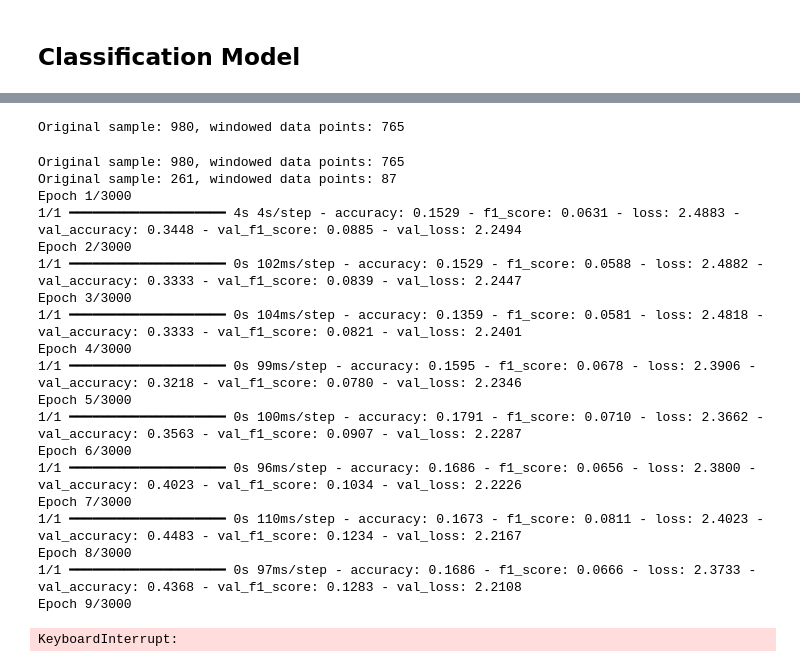
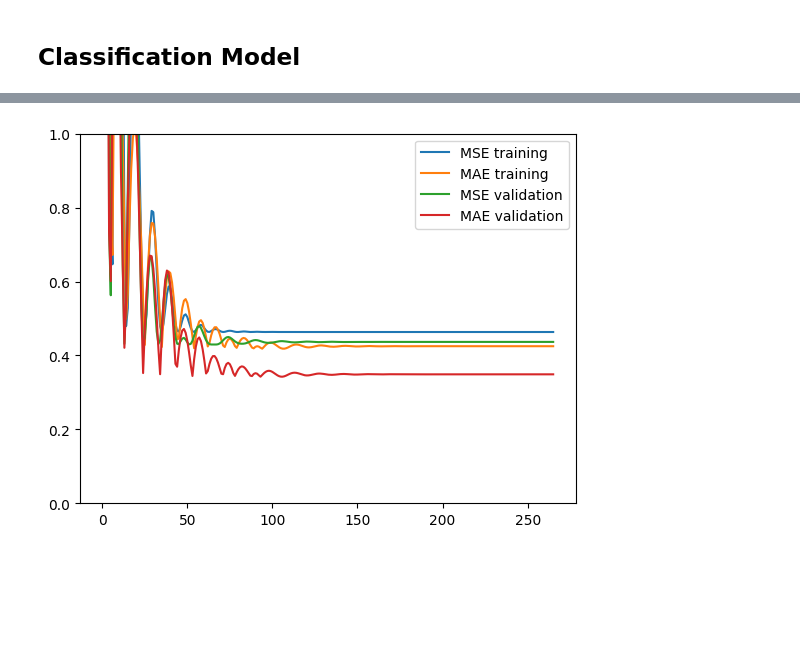
Before and after one commit to ardaergin/DMT, a Jupyter notebook: assignment_1_deep_learning_methods.ipynb, the cells around one changed output, grey strips where cells are left out. Drawn from its saved outputs; the diff is of its cells as text; code cells hidden in the pictures; blank space fills up the shorter version.

```diff
--- a/assignment_1_deep_learning_methods.ipynb
+++ b/assignment_1_deep_learning_methods.ipynb
@@ -284,0 +579,18 @@ def train_network_regression(bs: int, lr: float, lstm_units: int, encoding_layer
+# %%
+from sklearn.metrics import confusion_matrix
+
+# evaluate final model
+results_test = LSTM_model_final_reg.evaluate(X_test_regression, Y_test_regression, batch_size=128)
+#Predict
+y_prediction = LSTM_model_final_reg.predict(X_test_regression)
+print(f"MSE test: {((y_prediction - Y_test_regression)**2).mean()}")
+#Create confusion matrix and normalizes it over predicted (columns)
+
+plt.plot(range(len(history.history["mse"])), history.history["mse"], label="MSE training")
+plt.plot(range(len(history.history["mae"])), history.history["mae"],label="MAE training")
+plt.plot(range(len(history.history["val_mse"])), history.history["val_mse"], label="MSE validation")
+plt.plot(range(len(history.history["val_mae"])), history.history["val_mae"],label="MAE validation")
+plt.ylim((0,1))
+plt.legend()
+plt.savefig("./figures/regression_dl")
+# %% [output]
@@ -285,3 +600,4 @@ def train_network_regression(bs: int, lr: float, lstm_units: int, encoding_layer
+[figure, added]
 # %%
 def compile_and_fit(model, window, patience=30, bs=10, lr=0.01, max_epochs=30, regression=False):
   early_stopping = tf.keras.callbacks.EarlyStopping(monitor='val_loss',
@@ -332,51 +619,0 @@ print(optimizer.max)
-# %%
-from tensorflow.keras.layers import Dense, LSTM, BatchNormalization, Dropout
-from tensorflow.keras.models import Sequential
-
-n_classes = 10
-MAX_EPOCHS = 3000
-lr = 0.0002
-bs = 1000
-
-
-x = w_mood.train[0]
-LSTM_model = Sequential([
-    Dense(16, activation="relu", input_shape=(x.shape[1], x.shape[2])),
-    BatchNormalization(),
-    Dropout(0.5),
-    Dense(32, activation="tanh"),
-    BatchNormalization(),
-    Dropout(0.5),
-    Dense(128, activation="tanh"),
-    LSTM(128, dropout=0.2),
-    Dense(64, activation="relu"),
-    BatchNormalization(),
-    Dropout(0.5),
-    Dense(32, activation="relu"),
-    Dense(n_classes, activation="softmax")
-])
-#LSTM_model.summary()
-
-compile_and_fit(LSTM_model, w_mood, patience=500, bs=bs, lr=lr, max_epochs=MAX_EPOCHS)
-# %% [output]
-Original sample: 980, windowed data points: 765
-Original sample: 980, windowed data points: 765
-Original sample: 261, windowed data points: 87
-Epoch 1/3000
-1/1 ━━━━━━━━━━━━━━━━━━━━ 4s 4s/step - accuracy: 0.1529 - f1_score: 0.0631 - loss: 2.4883 - val_accuracy: 0.3448 - val_f1_score: 0.0885 - val_loss: 2.2494
-Epoch 2/3000
-1/1 ━━━━━━━━━━━━━━━━━━━━ 0s 102ms/step - accuracy: 0.1529 - f1_score: 0.0588 - loss: 2.4882 - val_accuracy: 0.3333 - val_f1_score: 0.0839 - val_loss: 2.2447
-Epoch 3/3000
-1/1 ━━━━━━━━━━━━━━━━━━━━ 0s 104ms/step - accuracy: 0.1359 - f1_score: 0.0581 - loss: 2.4818 - val_accuracy: 0.3333 - val_f1_score: 0.0821 - val_loss: 2.2401
-Epoch 4/3000
-1/1 ━━━━━━━━━━━━━━━━━━━━ 0s 99ms/step - accuracy: 0.1595 - f1_score: 0.0678 - loss: 2.3906 - val_accuracy: 0.3218 - val_f1_score: 0.0780 - val_loss: 2.2346
-Epoch 5/3000
-1/1 ━━━━━━━━━━━━━━━━━━━━ 0s 100ms/step - accuracy: 0.1791 - f1_score: 0.0710 - loss: 2.3662 - val_accuracy: 0.3563 - val_f1_score: 0.0907 - val_loss: 2.2287
-Epoch 6/3000
-1/1 ━━━━━━━━━━━━━━━━━━━━ 0s 96ms/step - accuracy: 0.1686 - f1_score: 0.0656 - loss: 2.3800 - val_accuracy: 0.4023 - val_f1_score: 0.1034 - val_loss: 2.2226
-Epoch 7/3000
-1/1 ━━━━━━━━━━━━━━━━━━━━ 0s 110ms/step - accuracy: 0.1673 - f1_score: 0.0811 - loss: 2.4023 - val_accuracy: 0.4483 - val_f1_score: 0.1234 - val_loss: 2.2167
-Epoch 8/3000
-1/1 ━━━━━━━━━━━━━━━━━━━━ 0s 97ms/step - accuracy: 0.1686 - f1_score: 0.0666 - loss: 2.3733 - val_accuracy: 0.4368 - val_f1_score: 0.1283 - val_loss: 2.2108
-Epoch 9/3000
-KeyboardInterrupt:
```
Also changed, not shown: parts of 30 cells of this notebook, 3 other files.
